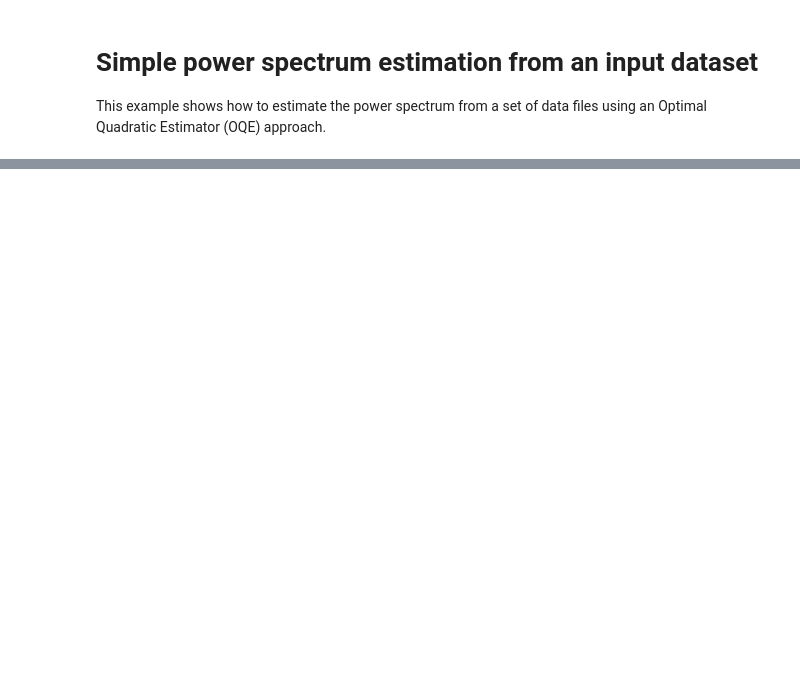
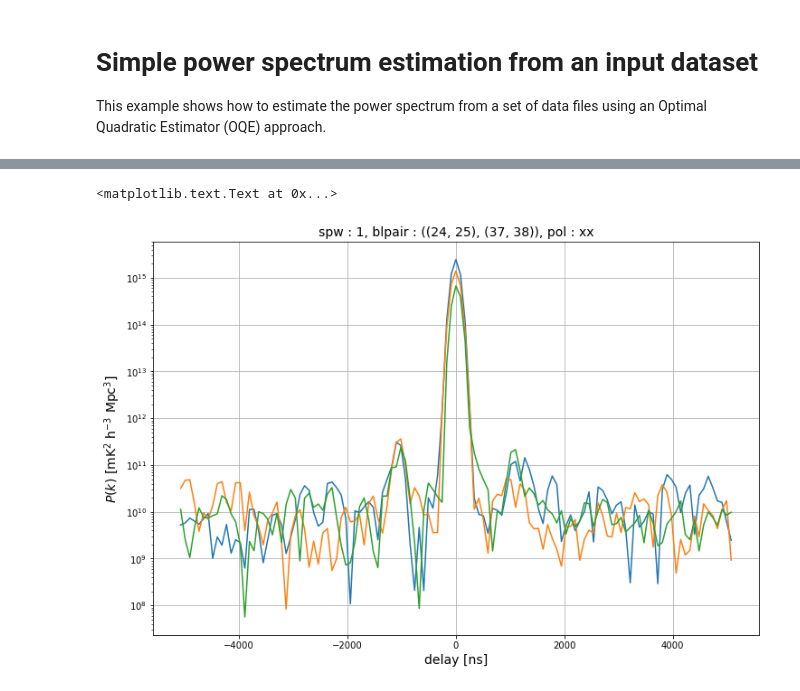
Before and after one commit to HERA-Team/hera_pspec, a Jupyter notebook: examples/PS_estimation_example.ipynb, the cells around one changed output, grey strips where cells are left out. Saved outputs shown, nothing was run; the diff lists cells and outputs as text; code cells hidden in the pictures; blank space fills up the shorter version.

```diff
--- a/examples/PS_estimation_example.ipynb
+++ b/examples/PS_estimation_example.ipynb
@@ -132,0 +144,12 @@ ax.set_ylabel(r"$P(k)\ \rm [mK^2\ h^{-3}\ Mpc^3]$", fontsize=14)
+# %%
+# bls is now a list of lists
+bls = [[(24,25), (37,38), (38,39)]]
+
+# Calculate the power spectrum using:
+# bls list for bls1 and bls list for bls2
+# datasets 0 for bls1 and 1 for bls2
+# spectral range of selection
+# identity weighting
+# blackman-harris tapering func
+uvp = ds.pspec(bls, bls, (0, 1), spw_ranges=[(300, 400), (600,721)], input_data_weight='identity', norm='I',
+               taper='blackman-harris', verbose=True)
@@ -132,0 +174,19 @@ ax.set_ylabel(r"$P(k)\ \rm [mK^2\ h^{-3}\ Mpc^3]$", fontsize=14)
+# %%
+# plot power spectrum of spw 1
+fig, ax = plt.subplots(figsize=(12,8))
+
+spw = 1
+blp =((24, 25), (37, 38))
+key = (spw, blp, 'xx')
+dlys = uvp.get_dlys(spw) * 1e9
+power = np.abs(np.real(uvp.get_data(key)))
+
+_ = ax.plot(dlys, power.T)
+ax.set_yscale('log')
+ax.grid()
+ax.set_xlabel("delay [ns]", fontsize=14)
+ax.set_ylabel(r"$P(k)\ \rm [mK^2\ h^{-3}\ Mpc^3]$", fontsize=14)
+ax.set_title("spw : {}, blpair : {}, pol : {}".format(*key), fontsize=14)
+# %% [output]
+<matplotlib.text.Text at 0x...>
+[figure, added]
```
Also changed, not shown: parts of 51 cells of this notebook.
